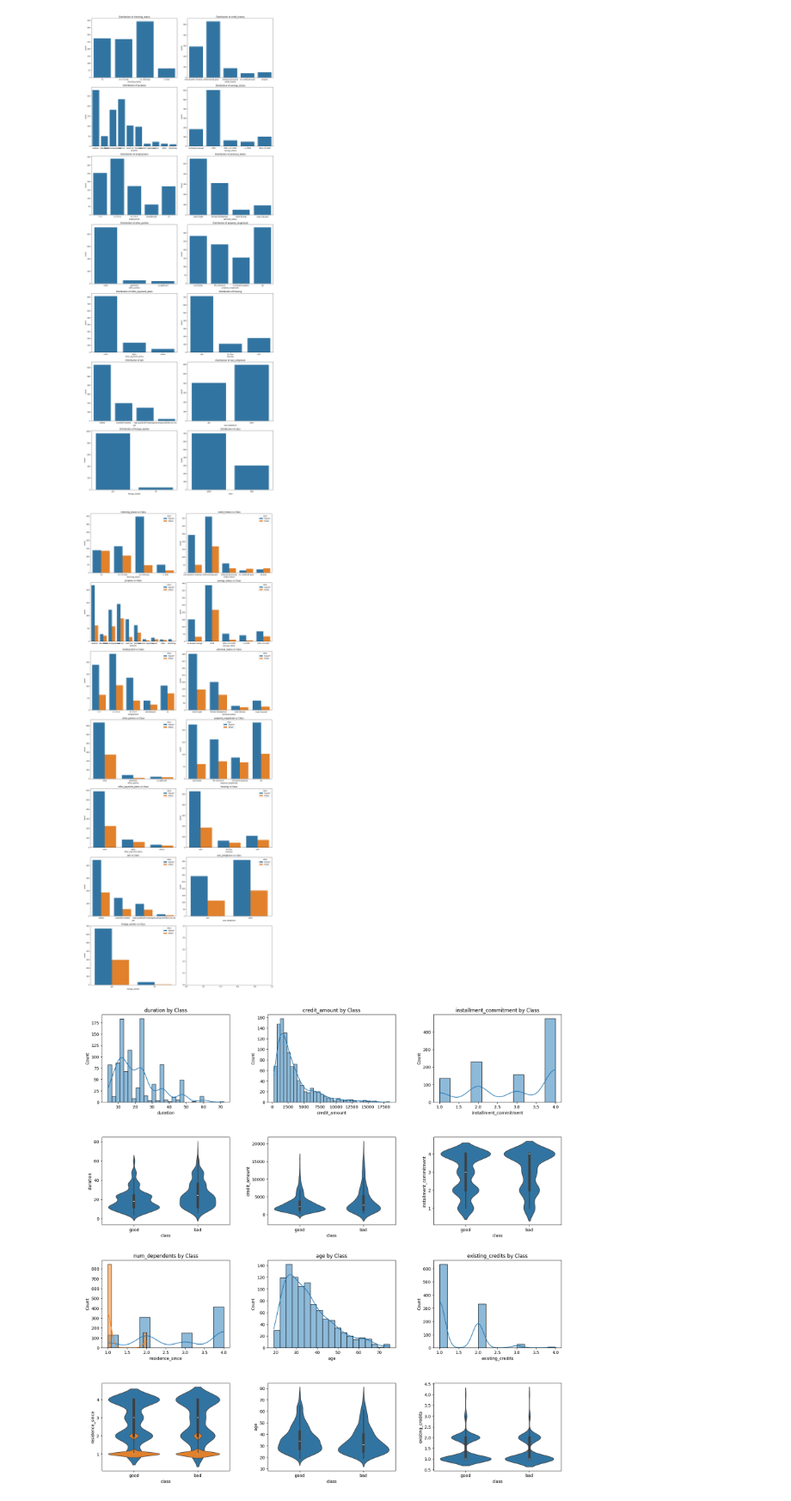
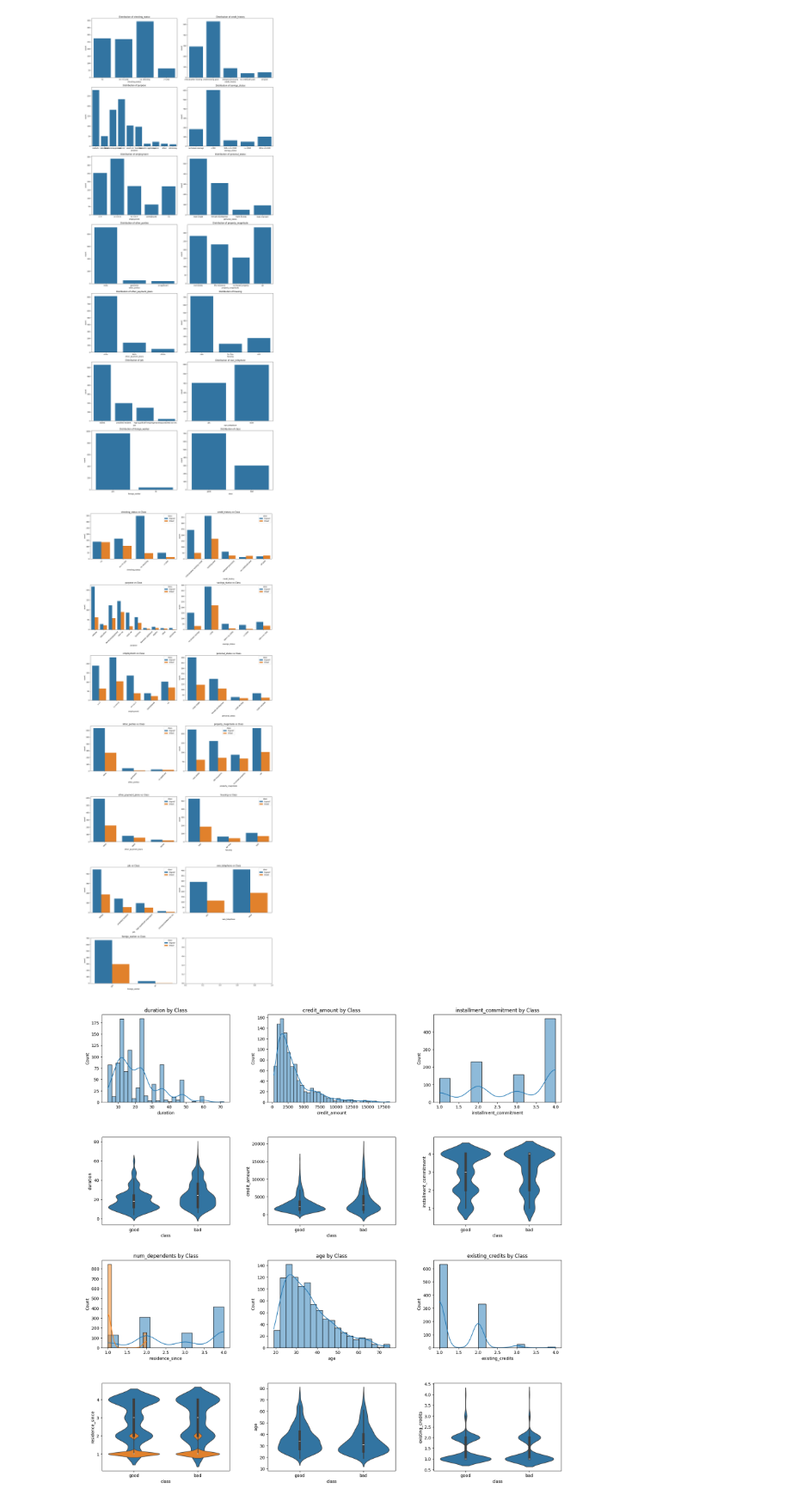
Before and after one commit to gabrielpalves/data-algorithms-science-engineering, a Jupyter notebook: Task 03 - Credit/main.ipynb, the cells around one changed output. Shown at 86% size. Saved outputs shown, nothing was run; the diff lists cells and outputs as text; code cells hidden in the pictures.

```diff
--- a/Task 03 - Credit/main.ipynb
+++ b/Task 03 - Credit/main.ipynb
@@ -180,26 +165,26 @@ plt.show()
 # %%
 n_graphs_per_row = 2
 if cat_features.shape[0] <= n_graphs_per_row:
     fig, axes = plt.subplots(1, cat_features.shape[0], figsize=(5*cat_features.shape[0], 5))
 else:
     fig, axes = plt.subplots(cat_features.shape[0] // n_graphs_per_row, n_graphs_per_row,
                              figsize=(16, 5*(1 + cat_features.shape[0] // n_graphs_per_row)))
 
 for idx_axis, col in enumerate(cat_features):
     # Plot feature distribution
     i, j = idx_axis // n_graphs_per_row, idx_axis % n_graphs_per_row
 
     if col.lower() == 'class':
         continue
 
     sns.countplot(data=df, x=col, hue='class', ax=axes[i, j])
-    # sns.barplot(data=df, x=col, y='class', ax=axes[i, j])
     axes[i, j].set_title(f'{col} vs Class')
+    axes[i, j].tick_params(axis='x', labelrotation=45)
 
 plt.tight_layout()
 plt.show()
 # %% [output]
-[figure, old version]
+[figure, new version]
 # %%
 # Select numerical features for analysis
 n = len(num_features)
```
Also changed, not shown: parts of 66 cells of this notebook, 6 other files.
